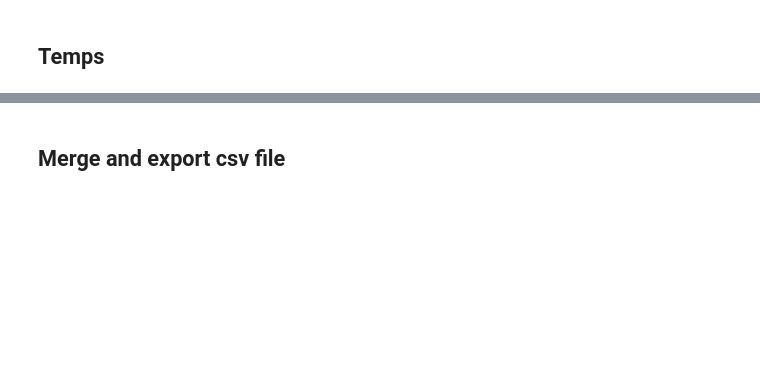
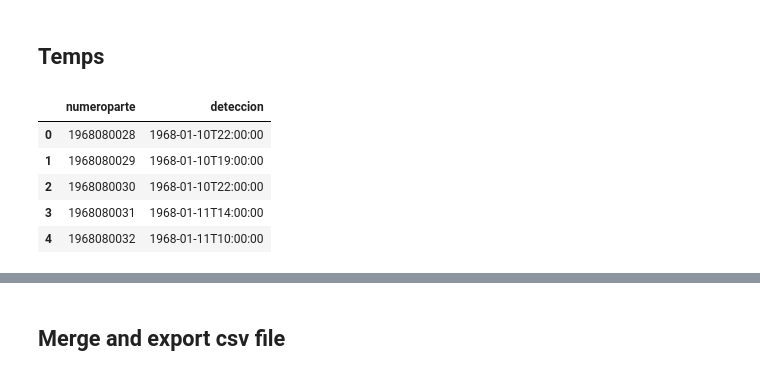
Before and after one commit to xavi-austrich/VI_Project1, a Jupyter notebook: GovEsp preprocessing.ipynb, the cells around one changed output, grey strips where cells are left out. Drawn from its saved outputs; the diff is of its cells as text; code cells hidden in the pictures; blank space fills up the shorter version.

```diff
--- a/GovEsp preprocessing.ipynb
+++ b/GovEsp preprocessing.ipynb
@@ -106,8 +197,15 @@ df_causes.head()
 ## Temps
 # %%
 temps_columnes = ["numeroparte", "deteccion"]
-df_temps = pd.read_xml("dades/Xml_20261116_123725_1.xml", xpath="./Pif/pif_tiempos")[temps_columnes]
+df_temps = pd.read_xml("dades/Xml_20261119_122506.xml", xpath="./Pif/pif_tiempos")[temps_columnes]
 df_temps.head()
+# %% [output]
+|  | numeroparte | deteccion |
+| 0 | 1968080028 | 1968-01-10T22:00:00 |
+| 1 | 1968080029 | 1968-01-10T19:00:00 |
+| 2 | 1968080030 | 1968-01-10T22:00:00 |
+| 3 | 1968080031 | 1968-01-11T14:00:00 |
+| 4 | 1968080032 | 1968-01-11T10:00:00 |
 # %%
 df_temps["deteccion"] = df_temps["deteccion"].astype("string").str.strip().str[:10]
 df_temps["deteccion"] = pd.to_datetime(df_temps["deteccion"], errors="coerce", format="%Y-%m-%d")
```
Also changed, not shown: parts of 9 cells of this notebook, 1 other file.
